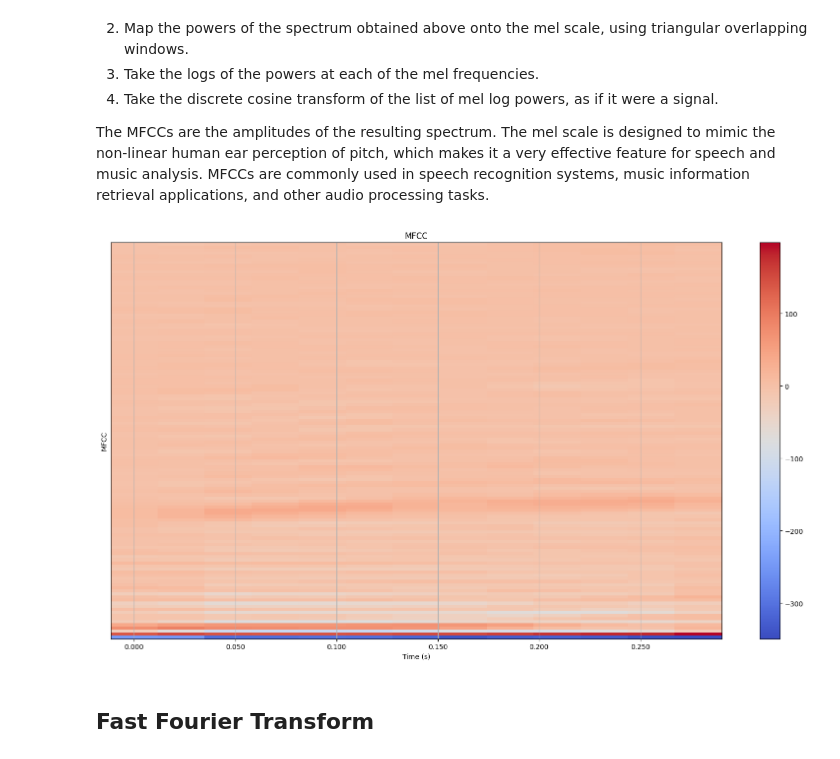
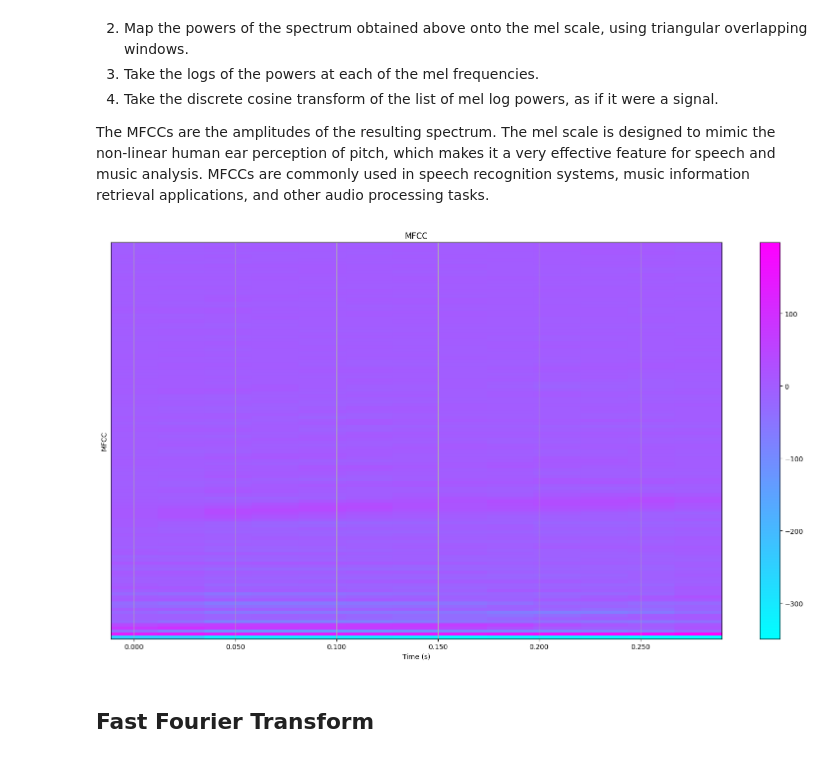
Before and after one commit to dilne/Ultimate-Audio-Dataset-DL-Processor, a Jupyter notebook: Ultimate Audio Dataset DL Processor.ipynb, the cells around one changed output. Saved outputs shown, nothing was run; the diff lists cells and outputs as text; code cells hidden in the pictures.

Commit message:
Added cmap

```diff
--- a/Ultimate Audio Dataset DL Processor.ipynb
+++ b/Ultimate Audio Dataset DL Processor.ipynb
@@ -133,21 +133,21 @@ The MFCCs are the amplitudes of the resulting spectrum. The mel scale is designe
 # %%
 y, sr = librosa.load(file_path)
 n_mfcc=128
 
 mfcc = librosa.feature.mfcc(y=y, sr=sr, n_mfcc=n_mfcc)
 
 # Display the MFCC
 plt.figure(figsize=(16, 9))
-img = librosa.display.specshow(mfcc, sr=sr, x_axis='time')
+img = librosa.display.specshow(mfcc, sr=sr, x_axis='time', cmap='cool')
 plt.title('MFCC')
 plt.xlabel('Time (s)')
 plt.ylabel('MFCC')
 plt.colorbar(img)
 plt.grid(True)
 plt.tight_layout()
 plt.show()
 # %% [output]
-[figure, old version]
+[figure, new version]
 # %% [markdown]
 ## Fast Fourier Transform
 # %%
```
Also changed, not shown: parts of 3 cells of this notebook.
